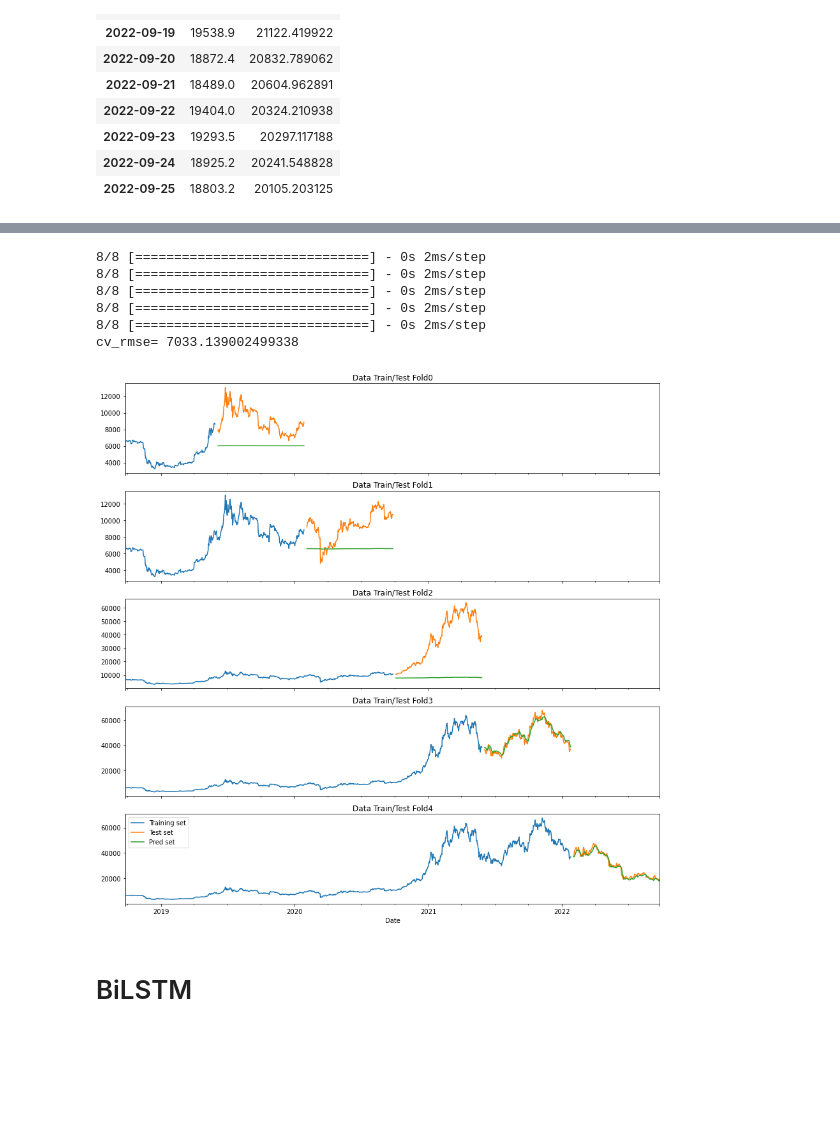
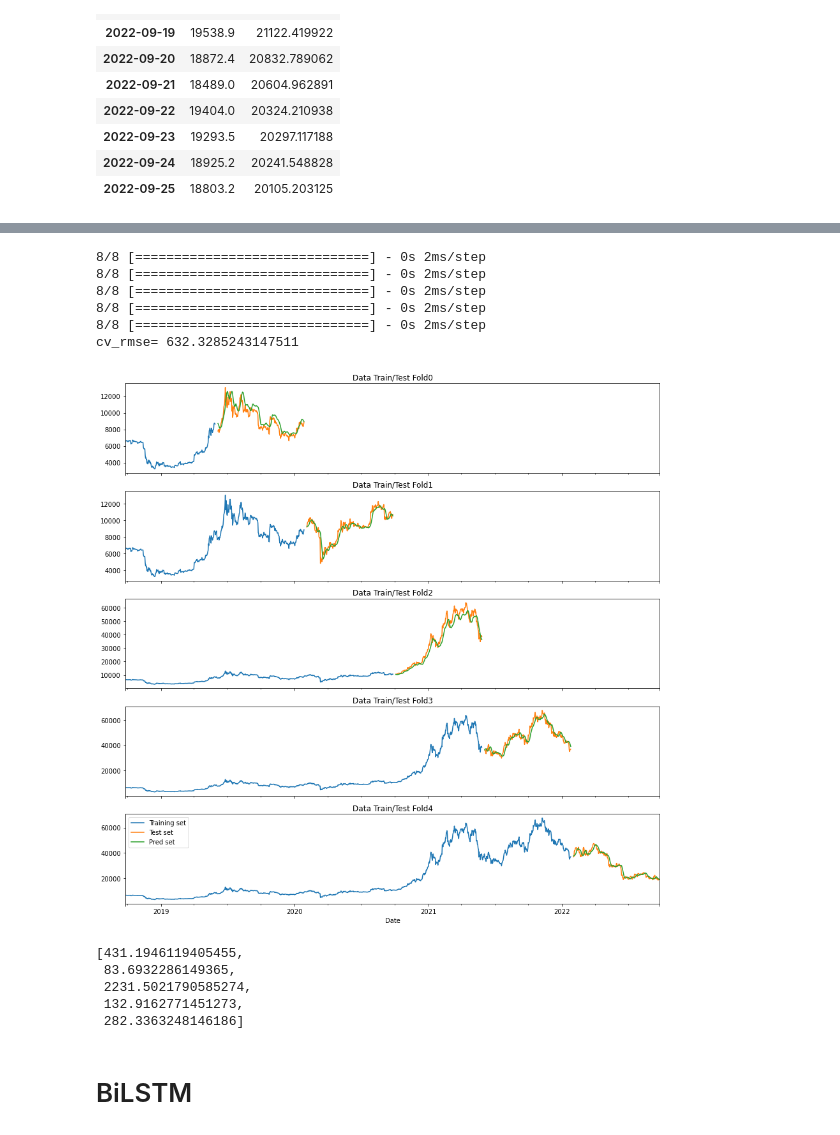
Before and after one commit to oly2/G_Research_Crypto_Competition, a Jupyter notebook: CryptoPrediction.ipynb, the cells around one changed output, grey strips where cells are left out. Cells and saved outputs as stored; diff of their text form; code cells hidden in the pictures; blank space fills up the shorter version.

```diff
--- a/CryptoPrediction.ipynb
+++ b/CryptoPrediction.ipynb
@@ -527,4 +478,5 @@ Epoch 100/100
 # %%
+tf.keras.utils.set_random_seed(42)
 tss = TimeSeriesSplit(n_splits=5)
 time_step = 7
 rmse = []
@@ -561,16 +513,16 @@ for train_idx, test_idx in tss.split(btc_df):
         model.add(
             LSTM(
                 units=20,
-                dropout=0,
-                activation='sigmoid',
+                dropout=0.05,
+                activation='tanh',
                 return_sequences=True,
                 input_shape = (x_train.shape[1], 1))
             )
     model.add(
         LSTM(
-            units=40,
-            dropout=0.05,
-            activation='sigmoid',
+            units=50,
+            dropout=0.01,
+            activation='tanh',
             return_sequences=False
         )
     )
@@ -579,7 +531,7 @@ for train_idx, test_idx in tss.split(btc_df):
     model.add(Dense(1))
 
     adam = optimizers.Adam(
-        learning_rate=0.002
+        learning_rate=0.000414980962779333
     )
     model.compile(
         optimizer=adam,
@@ -591,35 +543,43 @@ for train_idx, test_idx in tss.split(btc_df):
                                                    patience = 5)
     model.fit(x_train, y_train, batch_size=128, epochs=100, callbacks = [early_stop], verbose=0)
 
     predictions = model.predict(x_test)
     predictions = scaler.inverse_transform(predictions)
     y_test = scaler.inverse_transform(y_test.reshape(-1, 1))
     rmse.append(np.sqrt(np.mean(predictions - y_test)**2))
 
     train = btc_df.iloc[train_idx]
     valid = btc_df.iloc[test_idx[time_step:]]
     valid['Predections'] = predictions
     train['Price'].plot(ax = axs[fold],
                    label = 'Training set',
                    title = f'Data Train/Test Fold{fold}')
     valid['Price'].plot(ax = axs[fold],
                    label = 'Test set')
     valid['Predections'].plot(ax = axs[fold],
                    label = 'Pred set')
     fold += 1
 
 cv_rmse = np.mean(rmse)
 print('cv_rmse=', cv_rmse)
 plt.legend()
 plt.show()
 # %% [output]
 8/8 [==============================] - 0s 2ms/step
 8/8 [==============================] - 0s 2ms/step
 8/8 [==============================] - 0s 2ms/step
 8/8 [==============================] - 0s 2ms/step
 8/8 [==============================] - 0s 2ms/step
-cv_rmse= 7033.139002499338
+cv_rmse= 632.3285243147511
-[figure, old version]
+[figure, new version]
+# %%
+rmse
+# %% [output]
+[431.1946119405455,
+ 83.6932286149365,
+ 2231.5021790585274,
+ 132.9162771451273,
+ 282.3363248146186]
 # %% [markdown]
 # BiLSTM
 # %%
```
Also changed, not shown: parts of 19 cells of this notebook.
